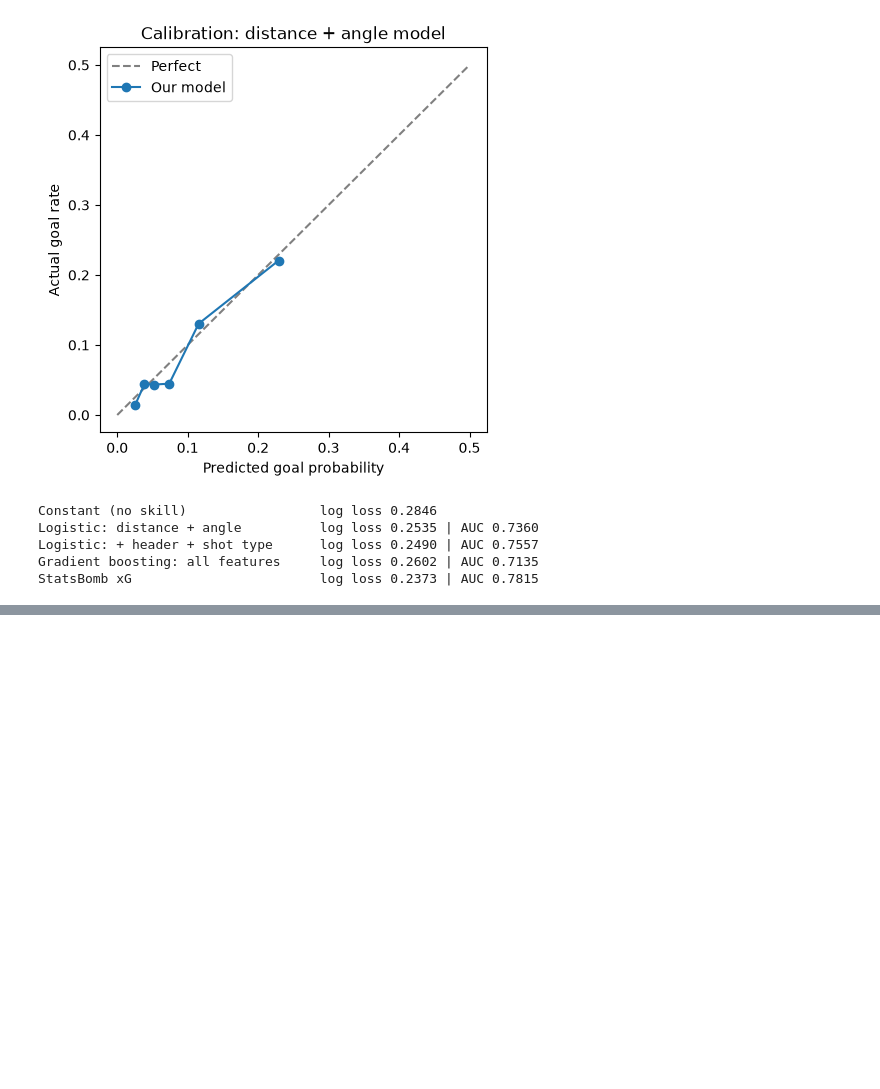
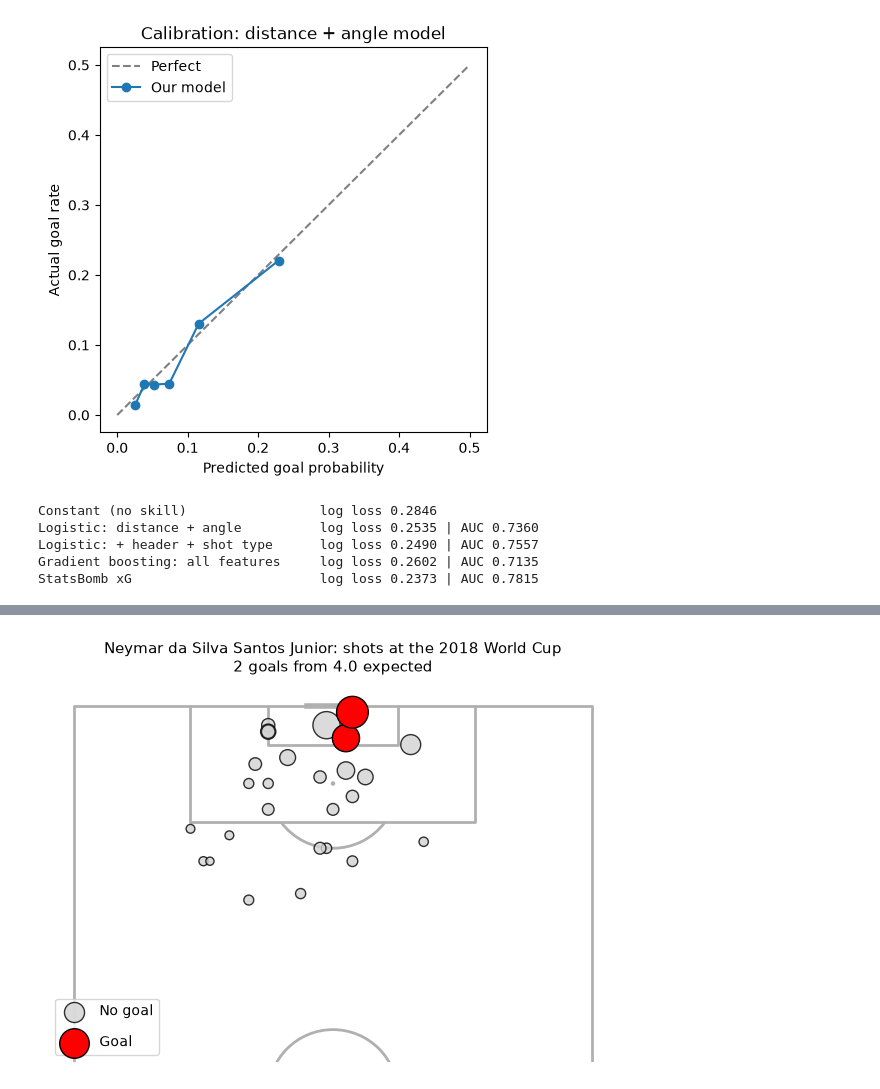
Before and after one commit to nicholasmullen/statsbomb-xg-model, a Jupyter notebook: notebooks/03_model_and_evaluation.ipynb, the cells around one changed output, grey strips where cells are left out. Cells and saved outputs as stored; diff of their text form; code cells hidden in the pictures; blank space fills up the shorter version.

```diff
--- a/notebooks/03_model_and_evaluation.ipynb
+++ b/notebooks/03_model_and_evaluation.ipynb
@@ -89,0 +204,25 @@ StatsBomb xG                        log loss 0.2373 | AUC 0.7815
+# %%
+from mplsoccer import VerticalPitch
+
+def shot_map(player_name, save_as=None):
+    d = f2[f2.player == player_name]
+    pitch = VerticalPitch(pitch_type="statsbomb", half=True, pad_bottom=-5)
+    fig, ax = pitch.draw(figsize=(6, 6))
+
+    misses = d[d.goal == 0]
+    goals = d[d.goal == 1]
+    pitch.scatter(misses.x, misses.y, s=misses.my_xg * 600 + 30, ax=ax,
+                  c="lightgray", edgecolors="black", alpha=0.8, label="No goal")
+    pitch.scatter(goals.x, goals.y, s=goals.my_xg * 600 + 30, ax=ax,
+                  c="red", edgecolors="black", label="Goal")
+
+    ax.set_title(f"{player_name}: shots at the 2018 World Cup\n"
+                 f"{int(d.goal.sum())} goals from {d.my_xg.sum():.1f} expected", fontsize=11)
+    ax.legend(loc="lower left", labelspacing=1.2)
+    if save_as:
+        fig.savefig(save_as, dpi=150, bbox_inches="tight")
+    plt.show()
+
+shot_map("Neymar da Silva Santos Junior", save_as="../figures/shotmap_mbappe.png")
+# %% [output]
+[figure, added]
```
Also changed, not shown: parts of 6 cells of this notebook, 3 other files.
